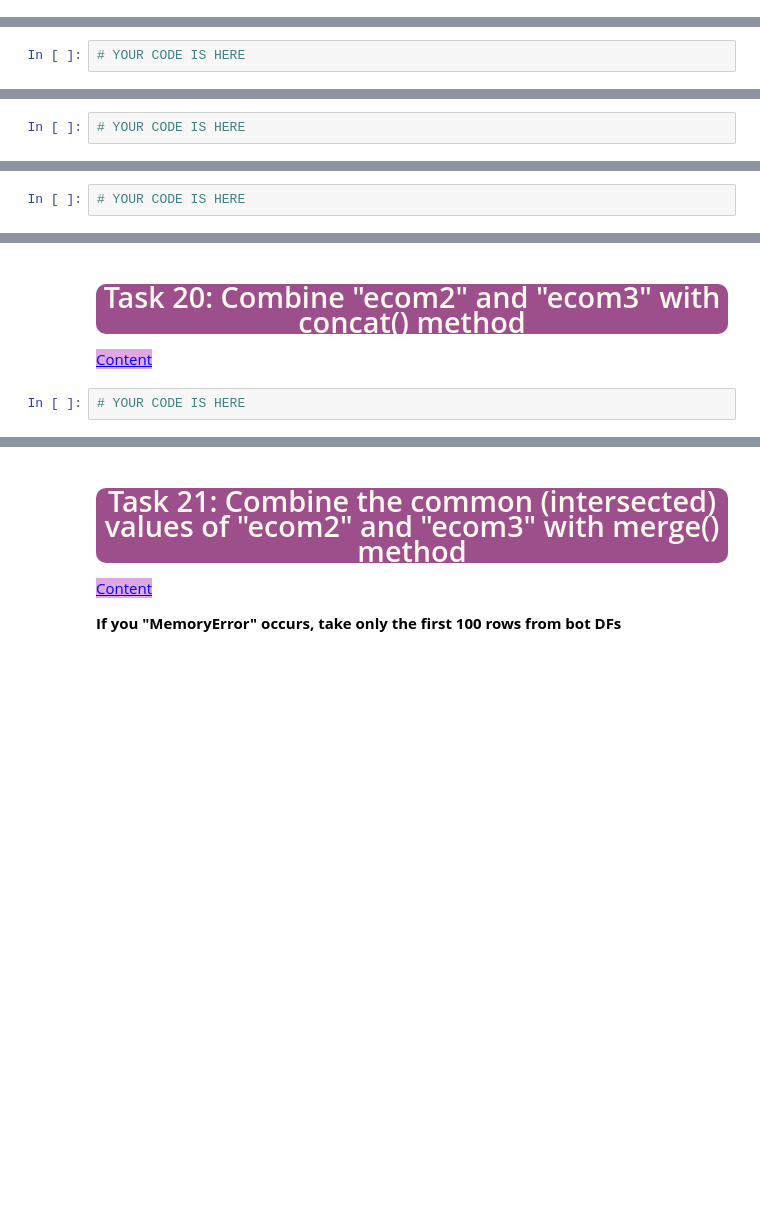
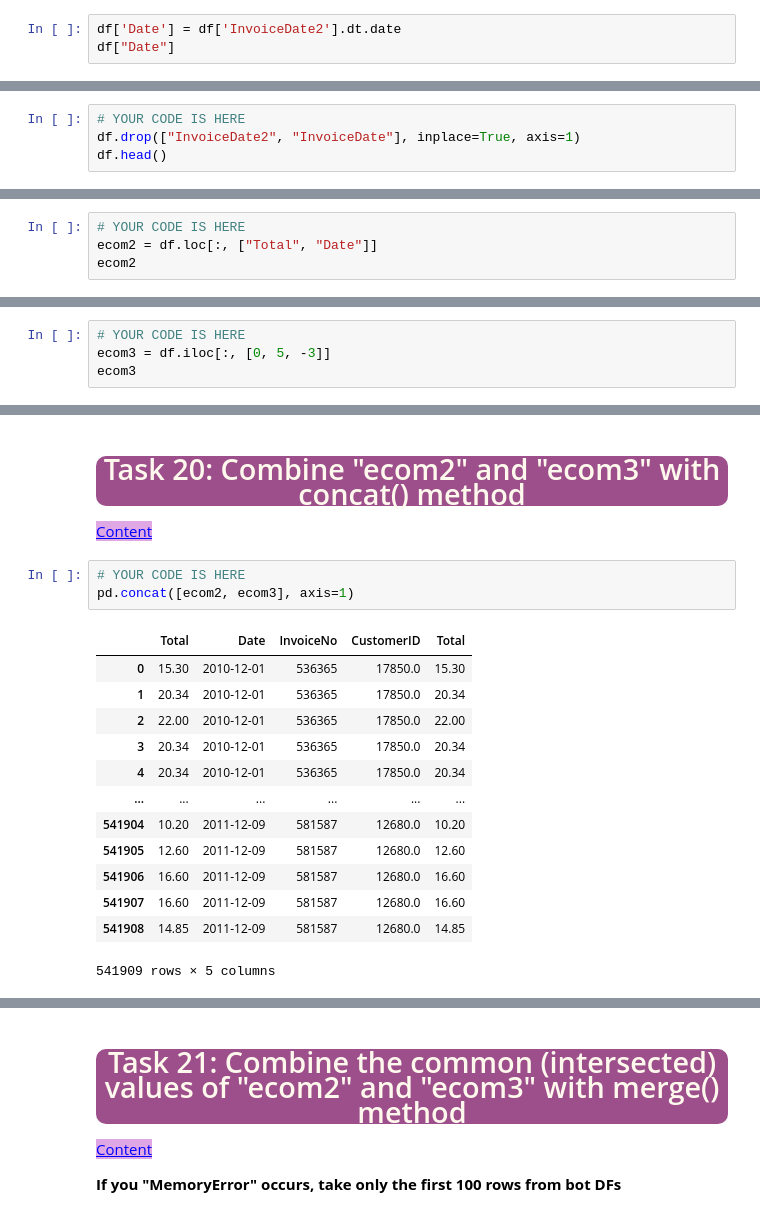
Before and after one commit to muhsinayaz/Assignment, a Jupyter notebook: 16-08-2022/Assignment_02_Student.ipynb, the cells around one changed output, grey strips where cells are left out. Drawn from its saved outputs; the diff is of its cells as text; blank space fills up the shorter version.

```diff
--- a/16-08-2022/Assignment_02_Student.ipynb
+++ b/16-08-2022/Assignment_02_Student.ipynb
@@ -832,0 +867,3 @@ style="color:blue; background-color:#dfa8e4" data-toggle="popover">Content</a>
+# %%
+df['Date'] = df['InvoiceDate2'].dt.date
+df["Date"]
@@ -859,3 +917,5 @@ Desired Output:
 style="color:blue; background-color:#dfa8e4" data-toggle="popover">Content</a>
 # %%
 # YOUR CODE IS HERE
+df.drop(["InvoiceDate2", "InvoiceDate"], inplace=True, axis=1)
+df.head()
@@ -888,3 +963,5 @@ Name: StockCode, dtype: object
 style="color:blue; background-color:#dfa8e4" data-toggle="popover">Content</a>
 # %%
 # YOUR CODE IS HERE
+ecom2 = df.loc[:, ["Total", "Date"]]
+ecom2
@@ -901,2 +998,4 @@ style="color:blue; background-color:#dfa8e4" data-toggle="popover">Content</a>
 # %%
 # YOUR CODE IS HERE
+ecom3 = df.iloc[:, [0, 5, -3]]
+ecom3
@@ -912,6 +1025,21 @@ Desired Output:
 style="color:blue; background-color:#dfa8e4" data-toggle="popover">Content</a>
 # %%
 # YOUR CODE IS HERE
+pd.concat([ecom2, ecom3], axis=1)
+# %% [output]
+|  | Total | Date | InvoiceNo | CustomerID | Total |
+| 0 | 15.30 | 2010-12-01 | 536365 | 17850.0 | 15.30 |
+| 1 | 20.34 | 2010-12-01 | 536365 | 17850.0 | 20.34 |
+| 2 | 22.00 | 2010-12-01 | 536365 | 17850.0 | 22.00 |
+| 3 | 20.34 | 2010-12-01 | 536365 | 17850.0 | 20.34 |
+| 4 | 20.34 | 2010-12-01 | 536365 | 17850.0 | 20.34 |
+| ... | ... | ... | ... | ... | ... |
+| 541904 | 10.20 | 2011-12-09 | 581587 | 12680.0 | 10.20 |
+| 541905 | 12.60 | 2011-12-09 | 581587 | 12680.0 | 12.60 |
+| 541906 | 16.60 | 2011-12-09 | 581587 | 12680.0 | 16.60 |
+| 541907 | 16.60 | 2011-12-09 | 581587 | 12680.0 | 16.60 |
+| 541908 | 14.85 | 2011-12-09 | 581587 | 12680.0 | 14.85 |
+541909 rows × 5 columns
 # %% [markdown]
 Desired Output:
 
```
Also changed, not shown: parts of 17 cells of this notebook.
